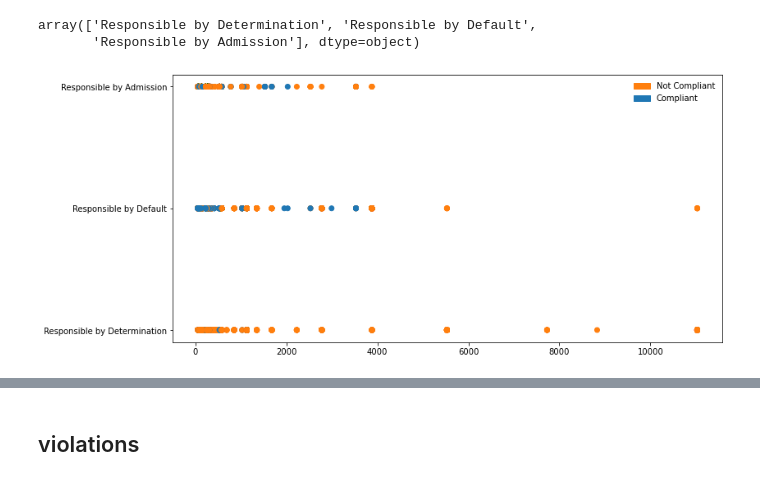
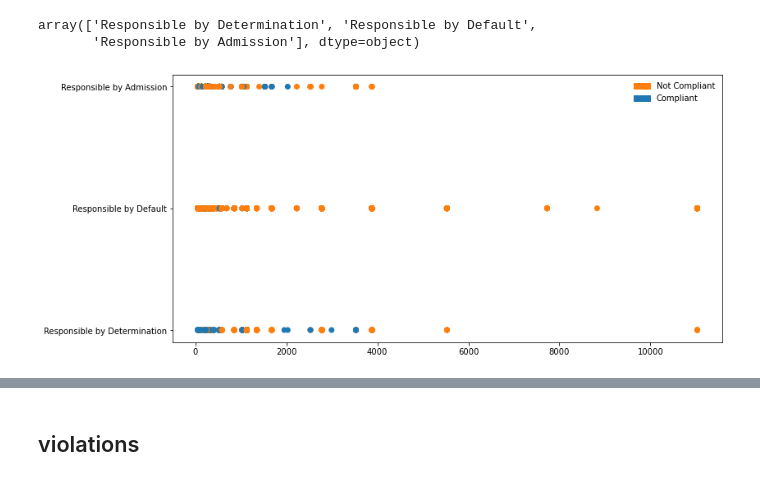
Before and after one commit to henriqueumeda/Property-Maintenance-Blight-Ticket-Fines, a Jupyter notebook: Property Maintenance Blight Ticket Fines.ipynb, the cells around one changed output, grey strips where cells are left out. Saved outputs shown, nothing was run; the diff lists cells and outputs as text; code cells hidden in the pictures.

```diff
--- a/Property Maintenance Blight Ticket Fines.ipynb
+++ b/Property Maintenance Blight Ticket Fines.ipynb
@@ -329,10 +330,14 @@ df['disposition'].unique()
 # %% [output]
 array(['Responsible by Determination', 'Responsible by Default',
        'Responsible by Admission'], dtype=object)
-# %%
-plot_compliance_scatter_features_chart(df, 'judgment_amount', 'disposition_category', yticks=df['disposition'].unique())
-# %% [output]
-[figure, removed]
+# %%
+df['disposition_category'] = 2
+df.loc[df.disposition == 'Responsible by Determination', 'disposition_category'] = 0
+df.loc[df.disposition == 'Responsible by Default', 'disposition_category'] = 1
+
+plot_compliance_scatter_features_chart(df, 'judgment_amount', 'disposition_category', yticks=df['disposition'].unique())
+# %% [output]
+[figure, added]
 # %%
 plot_compliance_scatter_features_chart(df, 'judgment_amount', 'disposition_category', yticks=df['disposition'].unique(), xlim=(0,400), ylim=(-0.3,2.5))
 # %% [output]
```
Also changed, not shown: parts of 36 cells of this notebook, 1 other file.
